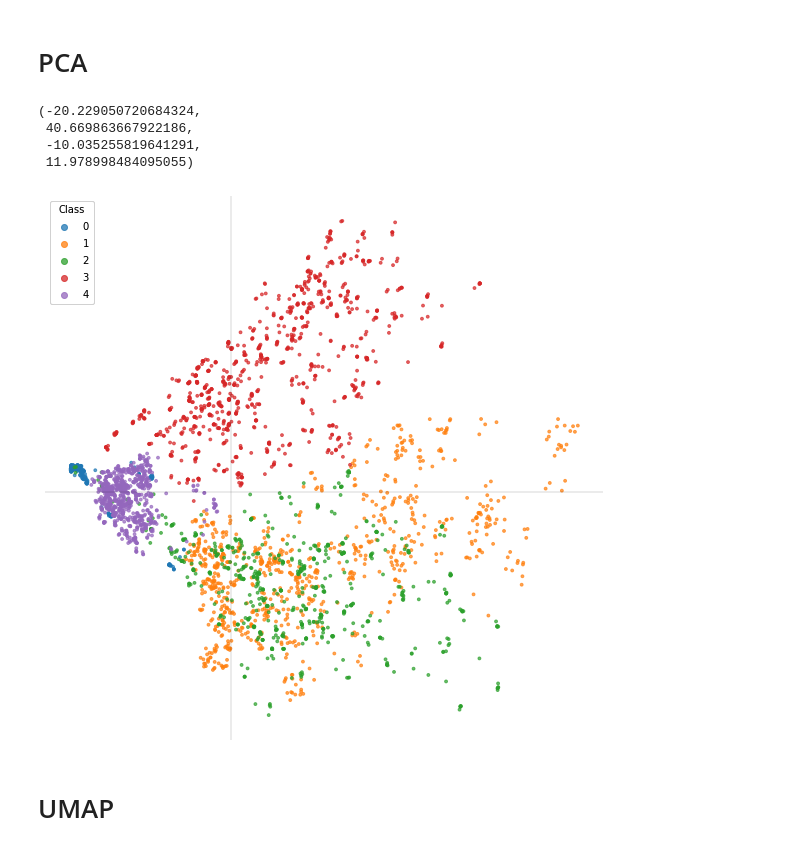
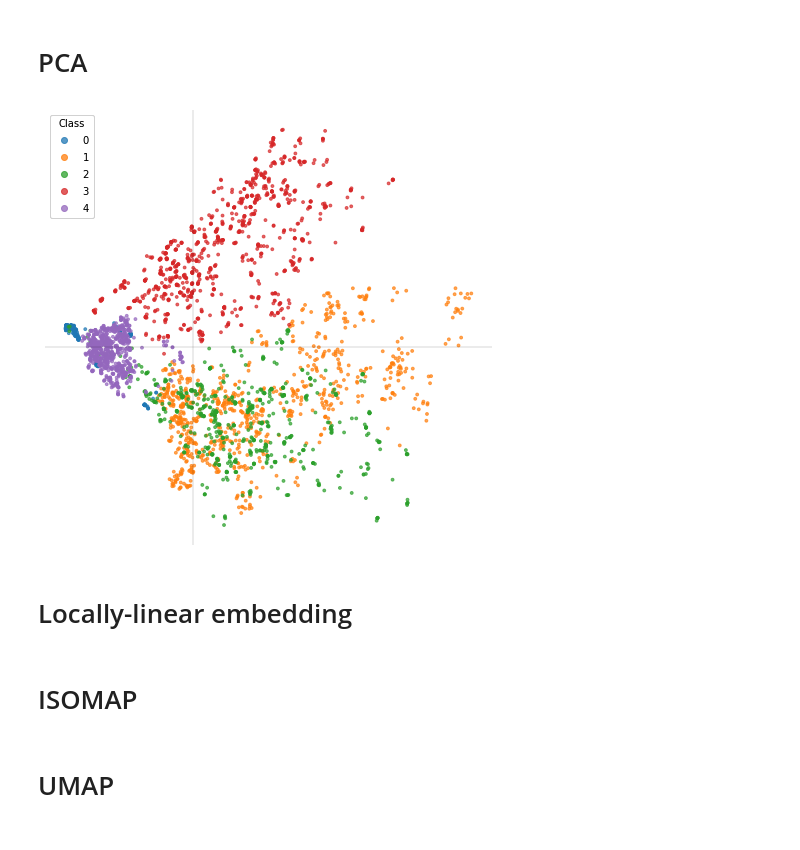
Before and after one commit to hammadkhann/ML-for-AI-and-DS, a Jupyter notebook: Case_study2/Case_Study_2_ml_visualisation.ipynb, the cells around one changed output. Cells and saved outputs as stored; diff of their text form; code cells hidden in the pictures.

Commit message:
Add LLE and ISOMAP back

```diff
--- a/Case_study2/Case_Study_2_ml_visualisation.ipynb
+++ b/Case_study2/Case_Study_2_ml_visualisation.ipynb
@@ -318,44 +318,43 @@ Use the visualisations to find a feature vector selection that you expect to per
 # PCA
 # %%
 import sklearn.decomposition, sklearn.manifold
-
-# example showing PCA of features
-fig, ax = plt.subplots(figsize=(10, 10))
 
 # create a PCA object
 pca = sklearn.decomposition.PCA(n_components=2)
 
 # transform every fifth vector (to save computation time)
 # some techniques need this; others will be fast enough
 subsample = 5
 pca_X = pca.fit_transform(X[::subsample, :])
 
-# show a scatter plot of the first two dimensions
-scatter = ax.scatter(
-    pca_X[:, 0],
-    pca_X[:, 1],
-    c=y[::subsample],
-    cmap="tab10",
-    vmin=0,
-    vmax=10,
-    alpha=0.7,
-    s=8,
-)
+def visualize(vizX, vizy, subsample=subsample):
+    fig, ax = plt.subplots(figsize=(8, 8))
+    # show a scatter plot of the first two dimensions
+    scatter = ax.scatter(
+        vizX[:, 0],
+        vizX[:, 1],
+        c=vizy[::subsample],
+        cmap="tab10",
+        vmin=0,
+        vmax=10,
+        alpha=0.7,
+        s=8,
+    )
 
 
-##### Make the figure look a bit cleaner
-# Produce a legend for the ranking (colors). Even though there are 40 different
-# rankings, we only want to show 5 of them in the legend.
-legend1 = ax.legend(*scatter.legend_elements(num=4), loc="upper left", title="Class")
-ax.add_artist(legend1)
+    ##### Make the figure look a bit cleaner
+    # Produce a legend for the ranking (colors). Even though there are 40 different
+    # rankings, we only want to show 5 of them in the legend.
+    legend1 = ax.legend(*scatter.legend_elements(num=4), loc="upper left", title="Class")
+    ax.add_artist(legend1)
 
-ax.axhline(0, color="k", alpha=0.1)
-ax.axvline(0, color="k", alpha=0.1)
+    ax.axhline(0, color="k", alpha=0.1)
+    ax.axvline(0, color="k", alpha=0.1)
 
-ax.axis("off")
+    ax.axis("off")
+
+visualize(pca_X, y)
 # %% [output]
-(-20.229050720684324,
- 40.669863667922186,
- -10.035255819641291,
- 11.978998484095055)
-[figure, old version]
+[figure, new version]
+# %% [markdown]
+# Locally-linear embedding
@@ -362,3 +369,5 @@ ax.axis("off")
+# %% [markdown]
+# ISOMAP
 # %% [markdown]
 # UMAP
 # %%
```
Also changed, not shown: parts of 4 cells of this notebook.
